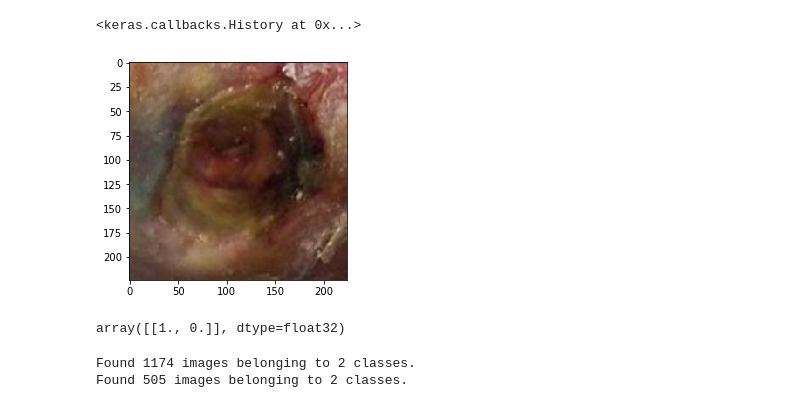
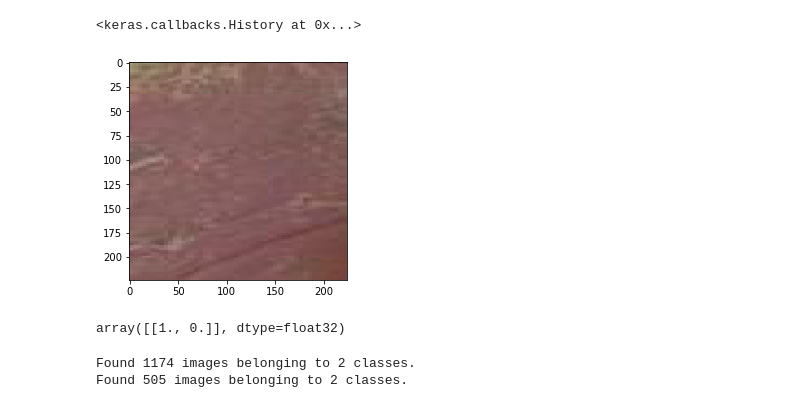
Before and after one commit to ayaehab/GP_task2, a Jupyter notebook: densnet_vol3.ipynb, the cells around one changed output. Cells and saved outputs as stored; diff of their text form; code cells hidden in the pictures.

```diff
--- a/densnet_vol3.ipynb
+++ b/densnet_vol3.ipynb
@@ -119,13 +115,0 @@ weight = load_model('dense.h5')
-# %%
-image = load_img('/media/fatmaosama/New Volume/database/PartB_DFU_Dataset/Infection/Aug-Positive/000587_11.jpg', target_size=(224, 224))
-plt.imshow(image)
-image = img_to_array(image)
-image = np.expand_dims(image, axis=0)
-# %% [output]
-[figure, removed]
-# %%
-result = weight.predict(image)
-
-result
-# %% [output]
-array([[1., 0.]], dtype=float32)
@@ -132,3 +119,16 @@ array([[1., 0.]], dtype=float32)
+# %%
+image = load_img('/home/fatmaosama/Desktop/GP/Splitted/test/Normal/1.0_23.jpg', target_size=(224, 224))
+plt.imshow(image)
+image = img_to_array(image)
+image = np.expand_dims(image, axis=0)
+# %% [output]
+[figure, added]
+# %%
+result = weight.predict(image)
+
+result
+# %% [output]
+array([[1., 0.]], dtype=float32)
 # %%
 #Preprocessing
 train_data_generation1 = ImageDataGenerator(rescale=1./255,
```
Also changed, not shown: parts of 25 cells of this notebook.
